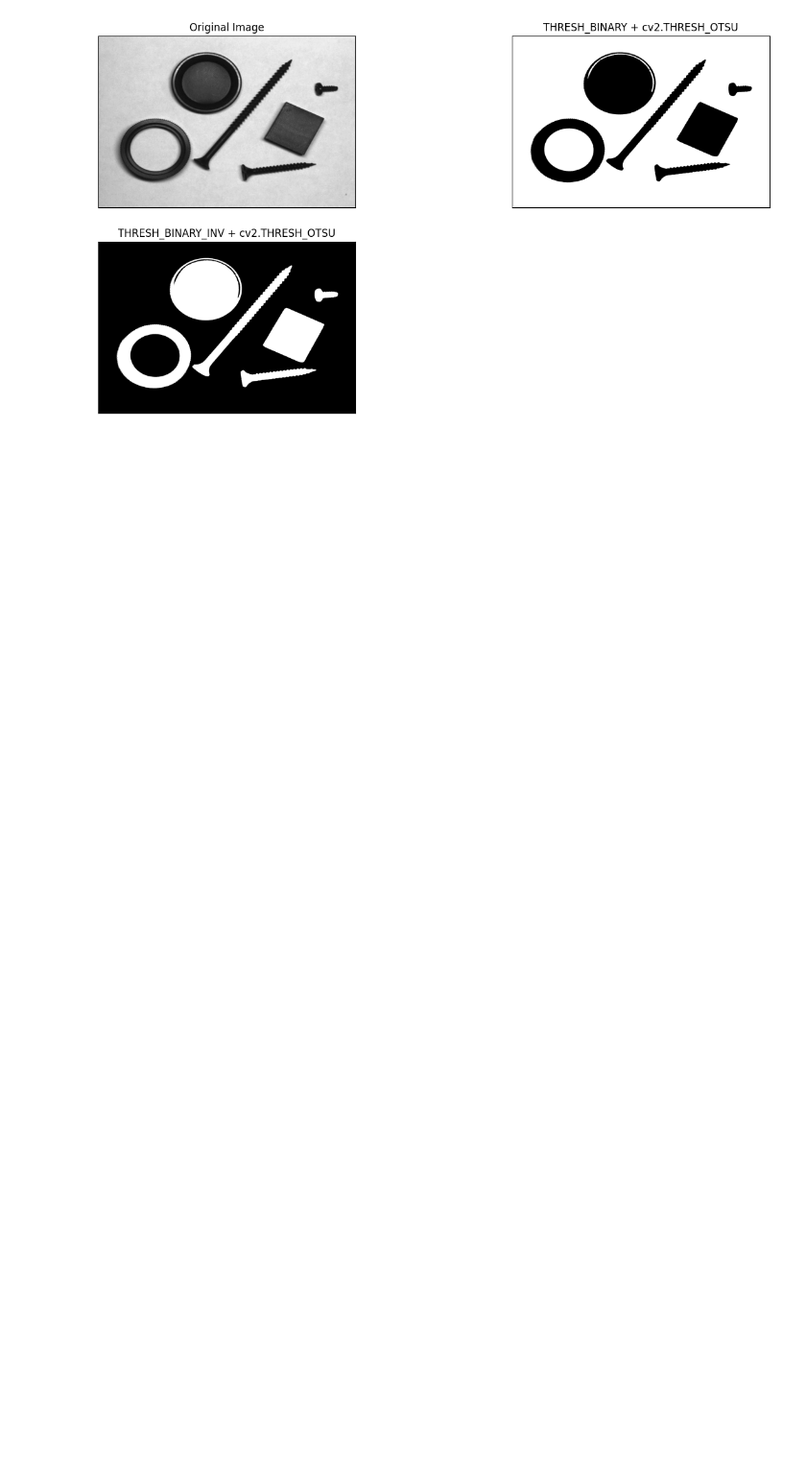
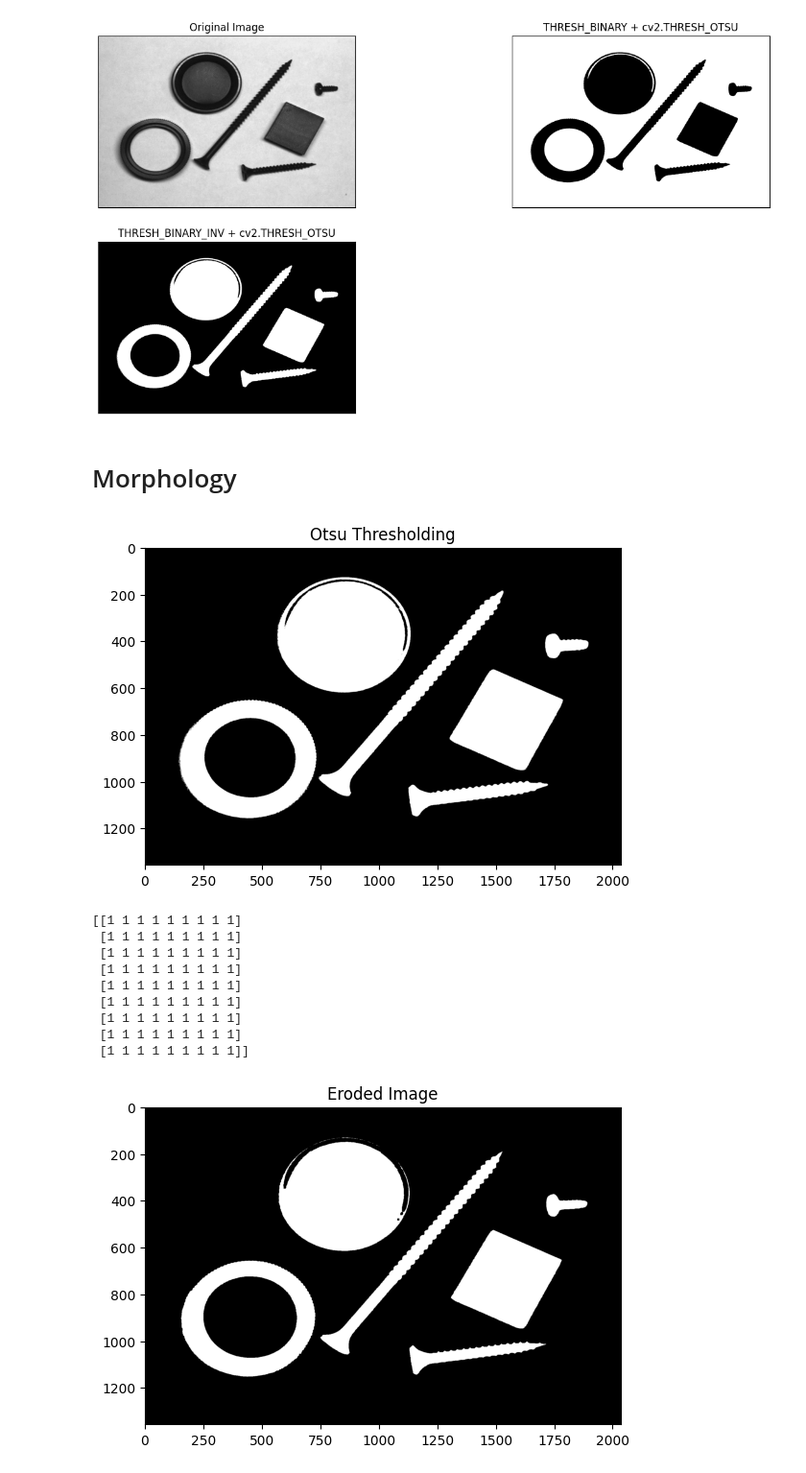
Before and after one commit to svabela5/IPVCLectures, a Jupyter notebook: lecture9-binaryImages.ipynb, the cells around one changed output. Shown at 96% size. Drawn from its saved outputs; the diff is of its cells as text; code cells hidden in the pictures; blank space fills up the shorter version.

```diff
--- a/lecture9-binaryImages.ipynb
+++ b/lecture9-binaryImages.ipynb
@@ -104,3 +104,37 @@ for i in range(3):
 plt.show()
 # %% [output]
 [figure]
+# %% [markdown]
+# Morphology
+# %%
+img_bgr = cv2.imread('images\objects.png')
+img_rgb = cv2.cvtColor(img_bgr, cv2.COLOR_BGR2RGB)
+im_gray = cv2.cvtColor(img_rgb, cv2.COLOR_RGB2GRAY)
+ret, thresh = cv2.threshold(im_gray, 0, 255, cv2.THRESH_BINARY_INV + cv2.THRESH_OTSU)
+plt.imshow(thresh, 'gray')
+plt.title('Otsu Thresholding')
+plt.show()
+SE = np.ones((9,9), np.uint8)
+print(SE)
+
+erosion = cv2.erode(thresh, SE, iterations=1)
+plt.imshow(erosion, 'gray')
+plt.title('Eroded Image')
+plt.show()
+
+dilation = cv2.dilate(thresh, SE, iterations=1)
+plt.imshow(dilation, 'gray')
+plt.title('Dilated Image')
+plt.show()
+# %% [output]
+[figure, added]
+[[1 1 1 1 1 1 1 1 1]
+ [1 1 1 1 1 1 1 1 1]
+ [1 1 1 1 1 1 1 1 1]
+ [1 1 1 1 1 1 1 1 1]
+ [1 1 1 1 1 1 1 1 1]
+ [1 1 1 1 1 1 1 1 1]
+ [1 1 1 1 1 1 1 1 1]
+ [1 1 1 1 1 1 1 1 1]
+ [1 1 1 1 1 1 1 1 1]]
+[figure, added]
```
Also changed, not shown: parts of 5 cells of this notebook, 5 other files.
